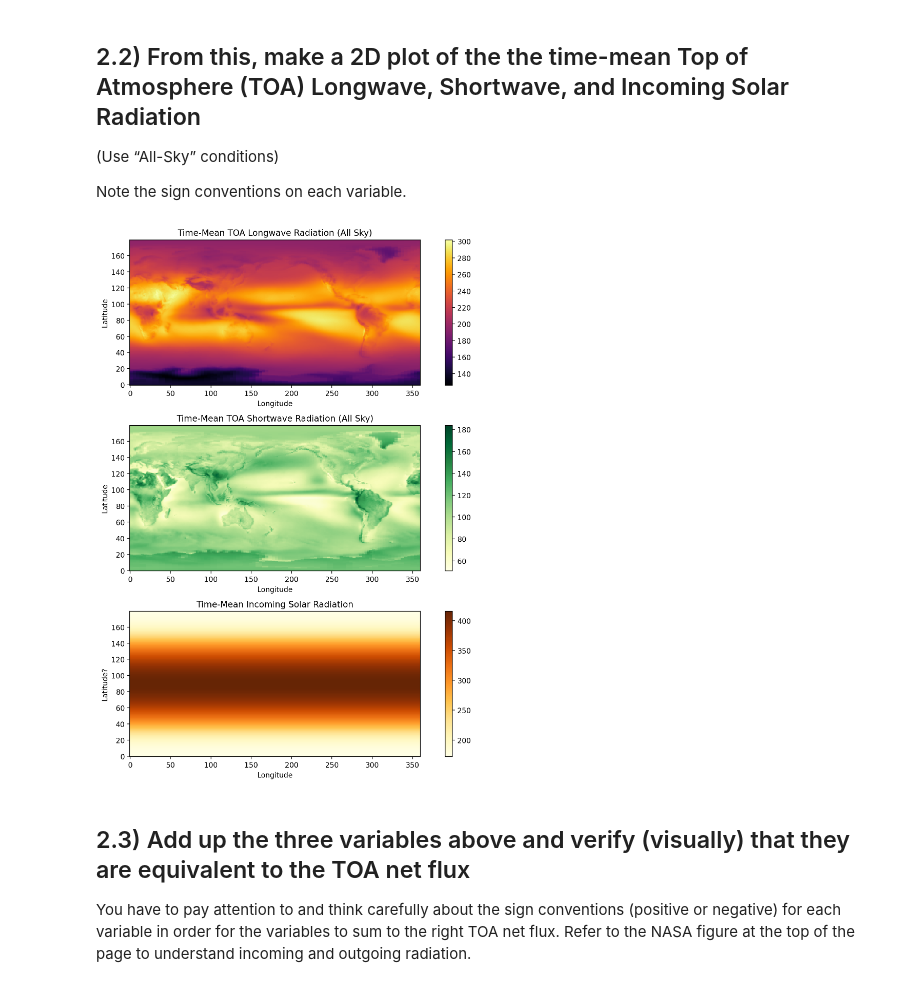
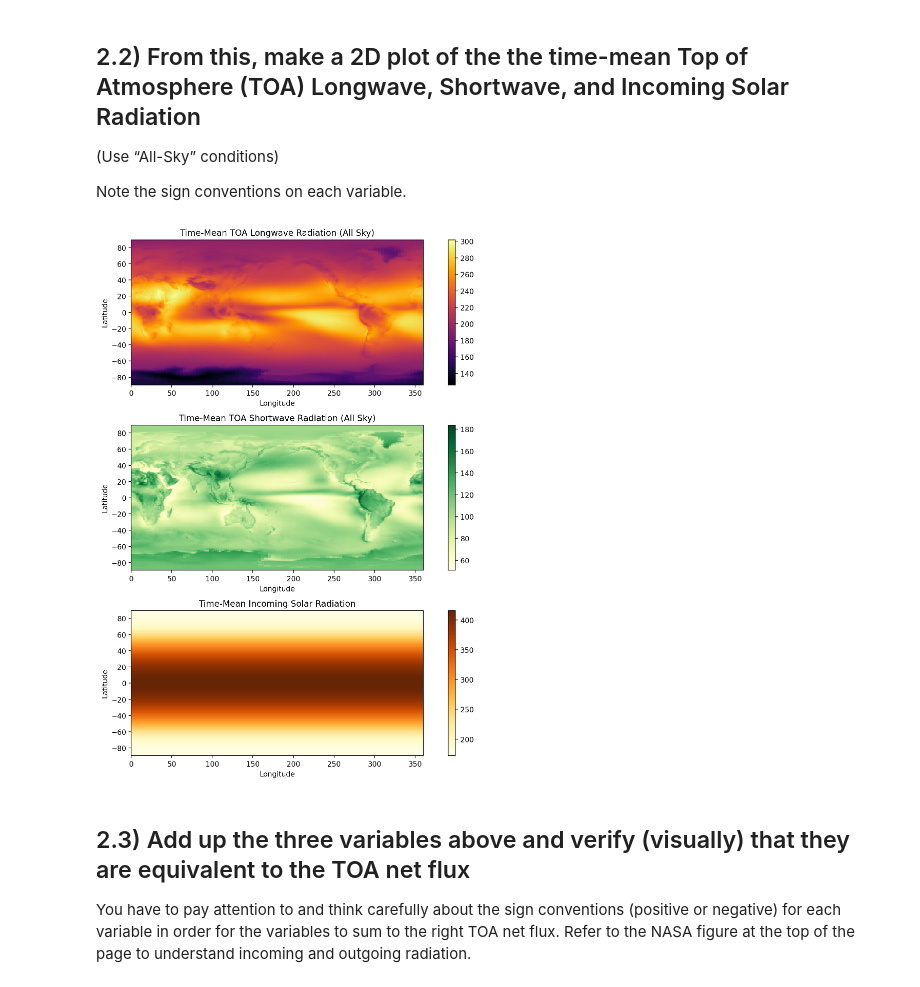
Before and after one commit to PhyllisKho/Assignments, a Jupyter notebook: Assignment7.ipynb, the cells around one changed output. Saved outputs shown, nothing was run; the diff lists cells and outputs as text; code cells hidden in the pictures.

```diff
--- a/Assignment7.ipynb
+++ b/Assignment7.ipynb
@@ -70,38 +70,38 @@ Note the sign conventions on each variable.
 # Extract the variables for TOA Longwave, Shortwave, and Incoming Solar Radiation
 toa_lw = time_mean_ds['toa_lw_all_mon']
 toa_sw = time_mean_ds['toa_sw_all_mon']
 incoming_solar = time_mean_ds['solar_mon']
 
 
 fig, ax = plt.subplots(figsize=(10, 11), nrows=3)
 
 
-plot_toa_lw = ax[0].imshow(toa_lw, cmap='inferno', origin='lower')
+plot_toa_lw = ax[0].imshow(toa_lw, cmap='inferno', origin='lower', extent=[0, 360, -89.5, 89.5])
 plt.colorbar(plot_toa_lw, ax=ax[0])
 
 ax[0].set_title('Time-Mean TOA Longwave Radiation (All Sky)')
 ax[0].set_xlabel('Longitude')
 ax[0].set_ylabel('Latitude')
 
-plot_toa_sw = ax[1].imshow(toa_sw, cmap='YlGn', origin='lower')
+plot_toa_sw = ax[1].imshow(toa_sw, cmap='YlGn', origin='lower', extent=[0, 360, -89.5, 89.5])
 plt.colorbar(plot_toa_sw, ax=ax[1])
 ax[1].set_title('Time-Mean TOA Shortwave Radiation (All Sky)')
 ax[1].set_xlabel('Longitude')
 ax[1].set_ylabel('Latitude')
 # ax[1].set_xticklabels([])
 
 
-plot_incoming_solar = ax[2].imshow(incoming_solar, cmap='YlOrBr', origin='lower')
+plot_incoming_solar = ax[2].imshow(incoming_solar, cmap='YlOrBr', origin='lower', extent=[0, 360, -89.5, 89.5])
 plt.colorbar(plot_incoming_solar, ax=ax[2])
 ax[2].set_title('Time-Mean Incoming Solar Radiation')
 ax[2].set_xlabel('Longitude')
-ax[2].set_ylabel('Latitude?')
+ax[2].set_ylabel('Latitude')
 
 plt.tight_layout()
 
 # Is the y-axis latitude? Not in degrees? But lon is in degrees?
 # %% [output]
-[figure, old version]
+[figure, new version]
 # %% [markdown]
 ## 2.3) Add up the three variables above and verify (visually) that they are equivalent to the TOA net flux
 You have to pay attention to and think carefully about the sign conventions (positive or negative) for each variable in order for the variables to sum to the right TOA net flux. Refer to the NASA figure at the top of the page to understand incoming and outgoing radiation.
```
Also changed, not shown: parts of 5 cells of this notebook.
